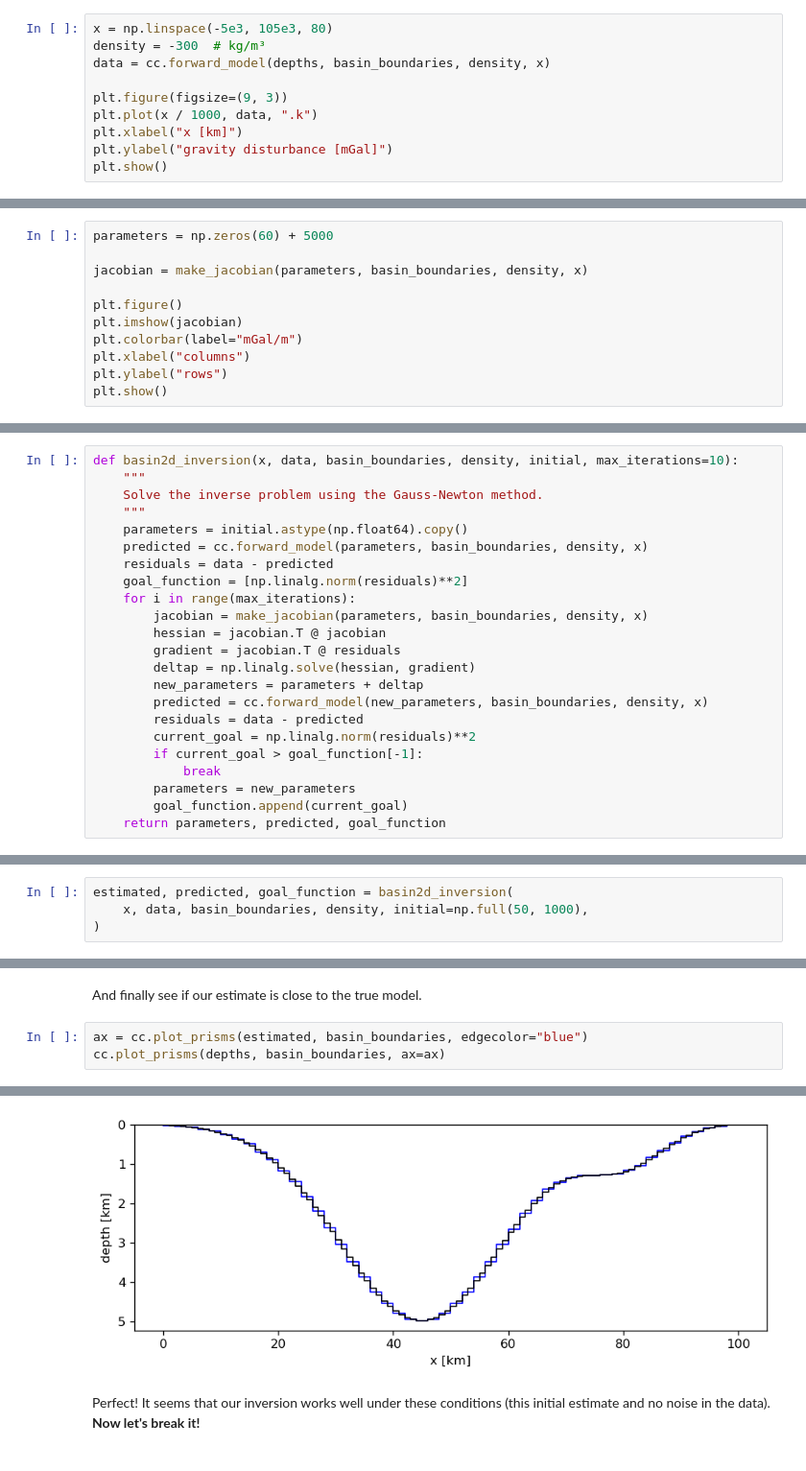
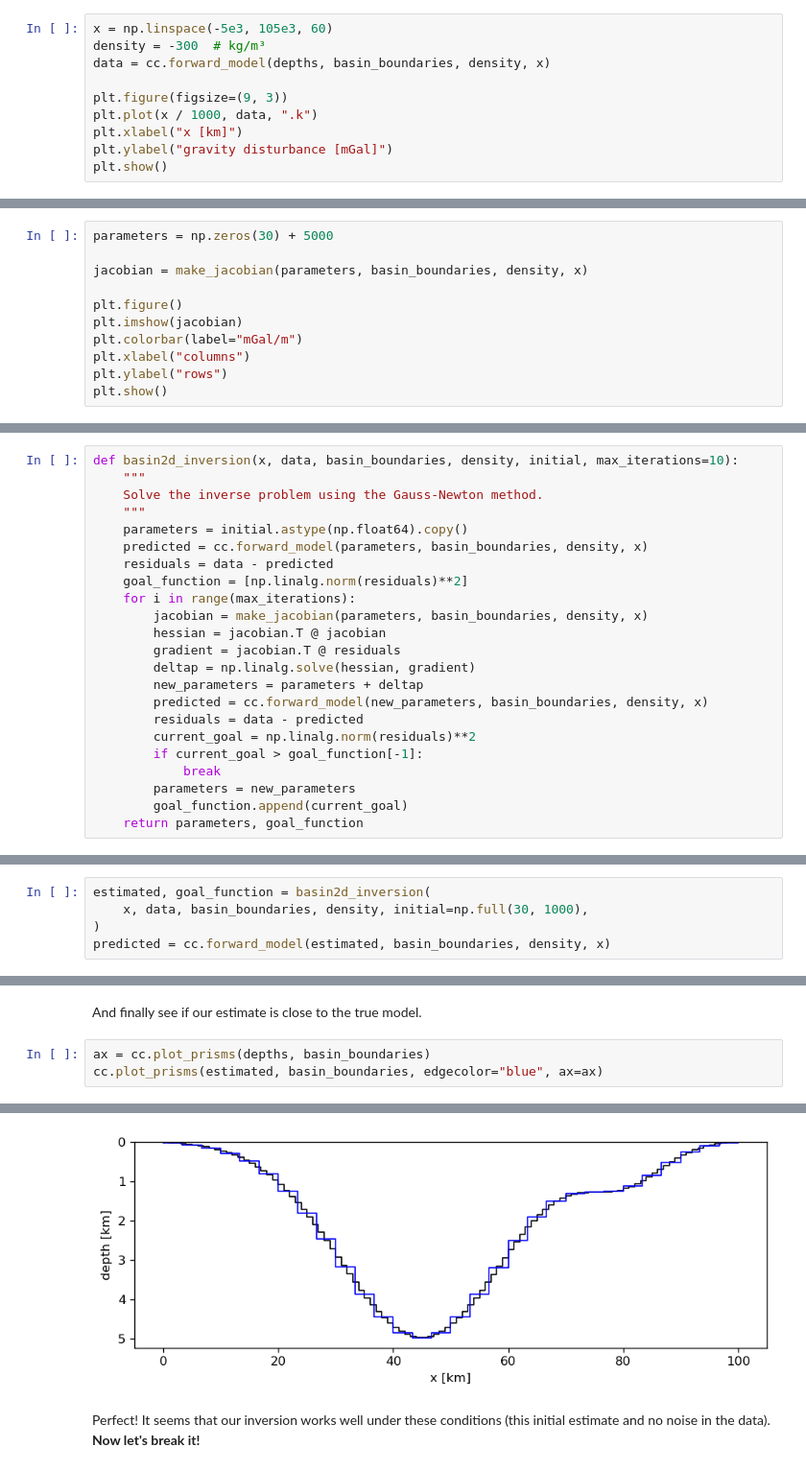
Before and after one commit to compgeolab/2020-aachen-inverse-problems, a Jupyter notebook: gravity-inversion-solution.ipynb, the cells around one changed output, grey strips where cells are left out. Shown at 96% size. Saved outputs shown, nothing was run; the diff lists cells and outputs as text.

```diff
--- a/gravity-inversion-solution.ipynb
+++ b/gravity-inversion-solution.ipynb
@@ -61,7 +60,7 @@ cc.plot_prisms(depths, basin_boundaries)
 # %% [markdown]
 Forward model some gravity data at a set of locations.
 # %%
-x = np.linspace(-5e3, 105e3, 80)
+x = np.linspace(-5e3, 105e3, 60)
 density = -300  # kg/m³
 data = cc.forward_model(depths, basin_boundaries, density, x)
 
@@ -98,7 +97,7 @@ def make_jacobian(parameters, basin_boundaries, density, x):
 # %% [markdown]
 Calculate and plot an example so we can see what this matrix looks like. We'll use a parameter vector with constant depths at first.
 # %%
-parameters = np.zeros(60) + 5000
+parameters = np.zeros(30) + 5000
 
 jacobian = make_jacobian(parameters, basin_boundaries, density, x)
 
@@ -136,13 +135,14 @@ def basin2d_inversion(x, data, basin_boundaries, density, initial, max_iteration
             break
         parameters = new_parameters
         goal_function.append(current_goal)
-    return parameters, predicted, goal_function
+    return parameters, goal_function
 # %% [markdown]
 Now we can use this function to invert our synthetic data.
 # %%
-estimated, predicted, goal_function = basin2d_inversion(
-    x, data, basin_boundaries, density, initial=np.full(50, 1000),
+estimated, goal_function = basin2d_inversion(
+    x, data, basin_boundaries, density, initial=np.full(30, 1000),
 )
+predicted = cc.forward_model(estimated, basin_boundaries, density, x)
 # %% [markdown]
 Plot the observed vs predicted data so we can inspect the fit.
 # %%
@@ -169,11 +169,11 @@ plt.show()
 # %% [markdown]
 And finally see if our estimate is close to the true model.
 # %%
-ax = cc.plot_prisms(estimated, basin_boundaries, edgecolor="blue")
-cc.plot_prisms(depths, basin_boundaries, ax=ax)
+ax = cc.plot_prisms(depths, basin_boundaries)
+cc.plot_prisms(estimated, basin_boundaries, edgecolor="blue", ax=ax)
 # %% [output]
 <AxesSubplot:xlabel='x [km]', ylabel='depth [km]'>
-[figure, old version]
+[figure, new version]
 # %% [markdown]
 Perfect! It seems that our inversion works well under these conditions (this initial estimate and no noise in the data). **Now let's break it!**
 # %% [markdown]
```
Also changed, not shown: parts of 49 cells of this notebook, 1 other file.
